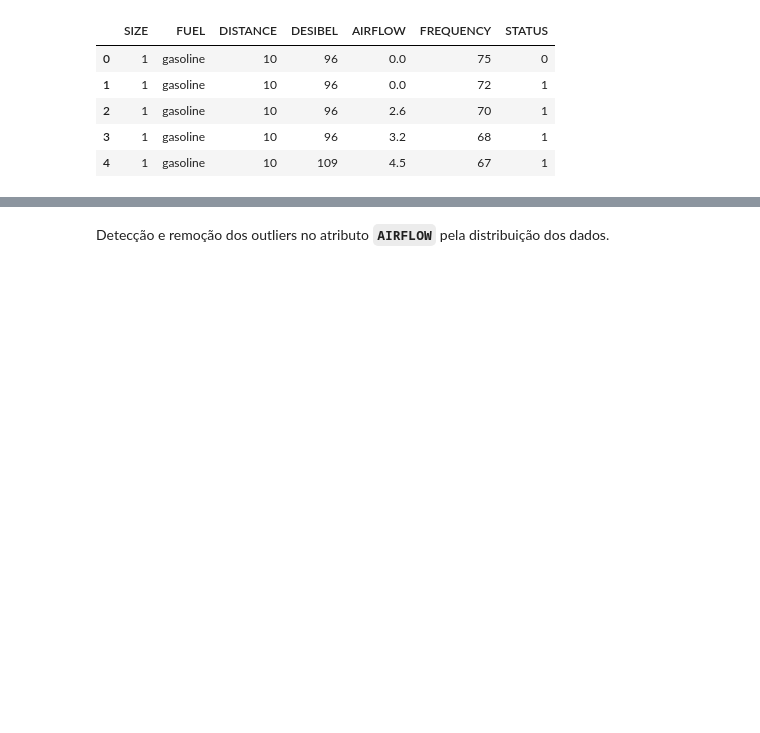
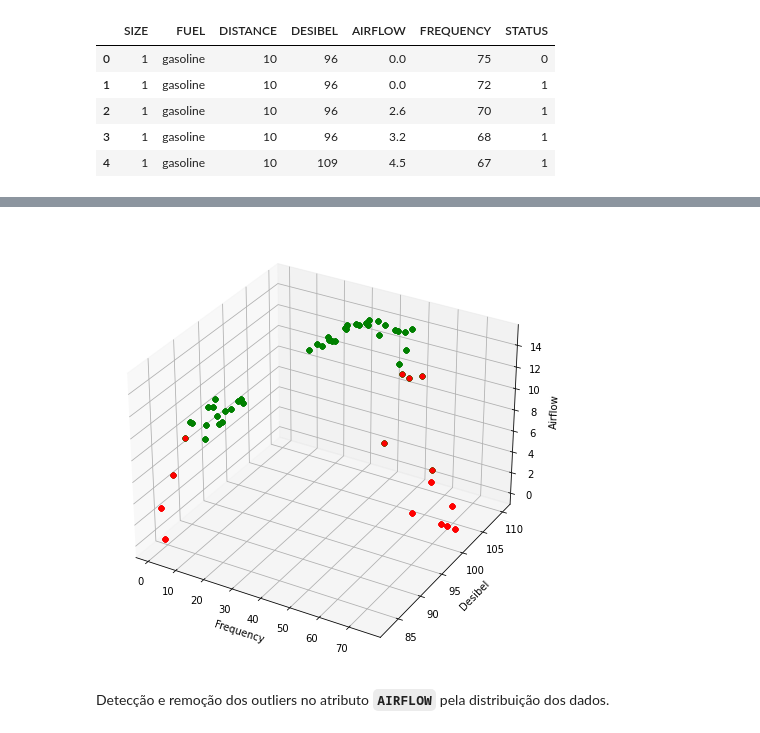
Before and after one commit to mathrmiranda/ML_Projeto, a Jupyter notebook: ML_Projeto.ipynb, the cells around one changed output, grey strips where cells are left out. Drawn from its saved outputs; the diff is of its cells as text; code cells hidden in the pictures; blank space fills up the shorter version.

```diff
--- a/ML_Projeto.ipynb
+++ b/ML_Projeto.ipynb
@@ -17,3 +36,21 @@ df.head()
+# %%
+mode = df['DISTANCE'].mode()
+
+df_fixed_distance = df[df['DISTANCE'].isin(mode)]
+
+fig = plt.figure(figsize=(20,8))
+ax = fig.add_subplot(projection='3d')
+
+for index, row in df_fixed_distance.iterrows():
+    ax.scatter(row['FREQUENCY'], row['DESIBEL'], row['AIRFLOW'], c=colors[df['STATUS'][index]])
+
+ax.set_xlabel('Frequency')
+ax.set_ylabel('Desibel')
+ax.set_zlabel('Airflow')
+
+plt.show()
+# %% [output]
+[figure, added]
 # %% [markdown]
 Detecção e remoção dos outliers no atributo **`AIRFLOW`** pela distribuição dos dados.
 # %%
```
Also changed, not shown: parts of 4 cells of this notebook.
